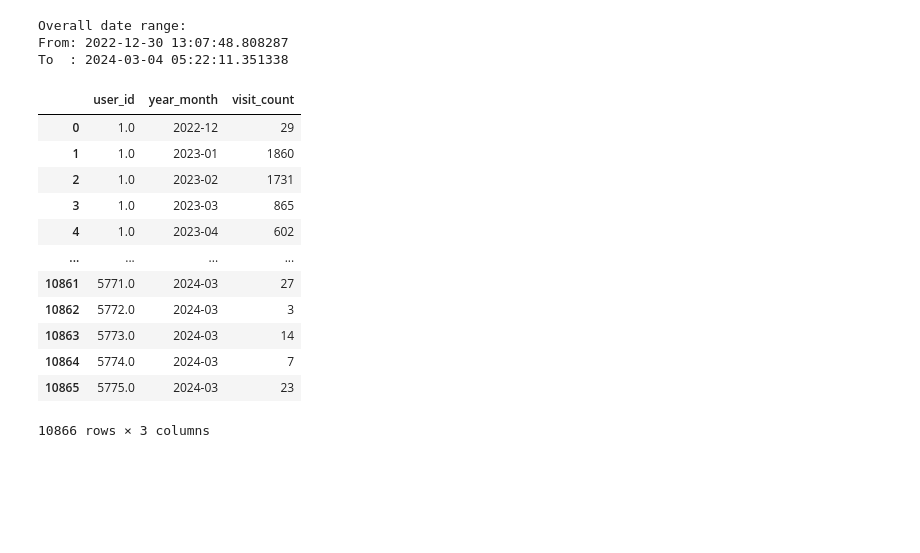
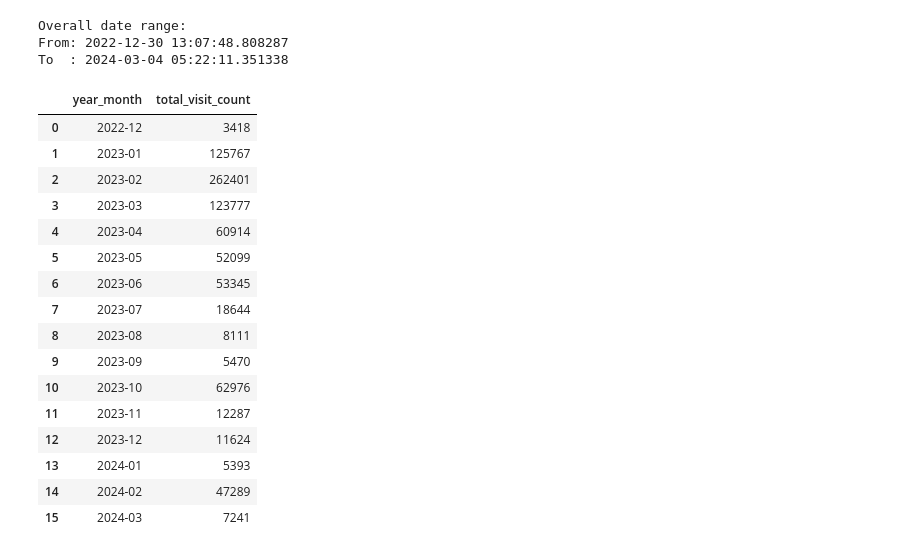
Before and after one commit to taleyahusn21/User-Engagement, a Jupyter notebook: User Engagement.ipynb, the cells around one changed output. Saved outputs shown, nothing was run; the diff lists cells and outputs as text; code cells hidden in the pictures; blank space fills up the shorter version.

```diff
--- a/User Engagement.ipynb
+++ b/User Engagement.ipynb
@@ -501,20 +564,24 @@ To  : 2024-03-04 05:22:11.351338
 ahoy_events['year_month'] = ahoy_events['time'].dt.strftime('%Y-%m')
 
 # Count the number of visits per user per week
-user_monthly_counts = ahoy_events.groupby(['user_id', 'year_month']).size().reset_index(name='visit_count')
+total_monthly_counts = ahoy_events.groupby('year_month').size().reset_index(name='total_visit_count')
 # %%
-user_monthly_counts
+total_monthly_counts
 # %% [output]
-|  | user_id | year_month | visit_count |
-| 0 | 1.0 | 2022-12 | 29 |
-| 1 | 1.0 | 2023-01 | 1860 |
-| 2 | 1.0 | 2023-02 | 1731 |
-| 3 | 1.0 | 2023-03 | 865 |
-| 4 | 1.0 | 2023-04 | 602 |
-| ... | ... | ... | ... |
-| 10861 | 5771.0 | 2024-03 | 27 |
-| 10862 | 5772.0 | 2024-03 | 3 |
-| 10863 | 5773.0 | 2024-03 | 14 |
-| 10864 | 5774.0 | 2024-03 | 7 |
-| 10865 | 5775.0 | 2024-03 | 23 |
+|  | year_month | total_visit_count |
+| 0 | 2022-12 | 3418 |
+| 1 | 2023-01 | 125767 |
+| 2 | 2023-02 | 262401 |
+| 3 | 2023-03 | 123777 |
+| 4 | 2023-04 | 60914 |
+| 5 | 2023-05 | 52099 |
+| 6 | 2023-06 | 53345 |
+| 7 | 2023-07 | 18644 |
+| 8 | 2023-08 | 8111 |
+| 9 | 2023-09 | 5470 |
+| 10 | 2023-10 | 62976 |
+| 11 | 2023-11 | 12287 |
+| 12 | 2023-12 | 11624 |
+| 13 | 2024-01 | 5393 |
+| 14 | 2024-02 | 47289 |
+| 15 | 2024-03 | 7241 |
-10866 rows × 3 columns
```
Also changed, not shown: parts of 27 cells of this notebook.
